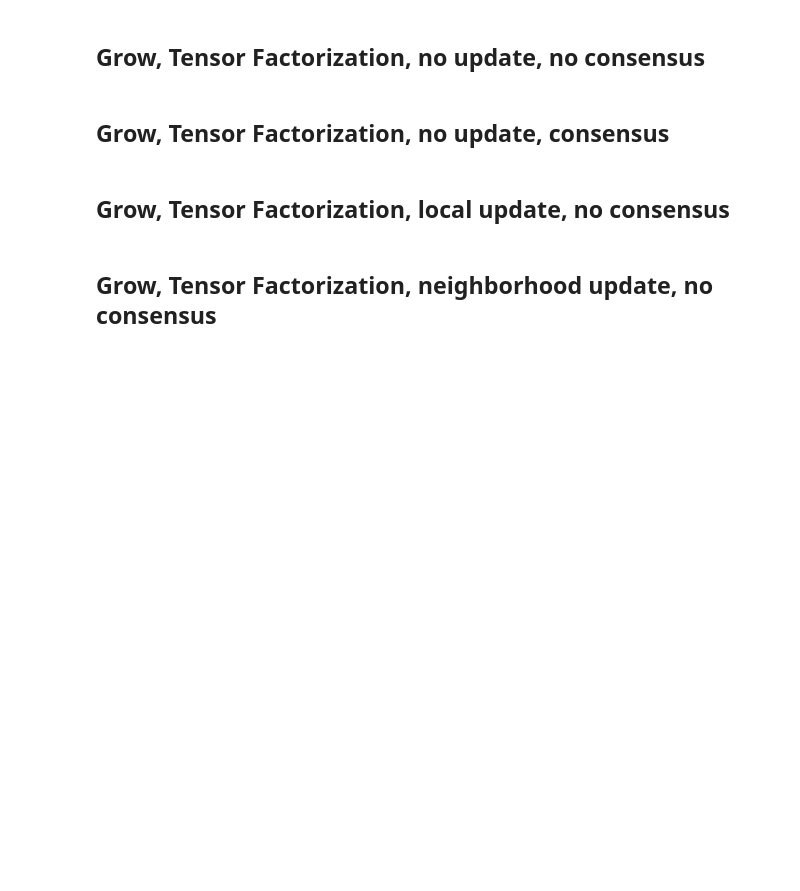
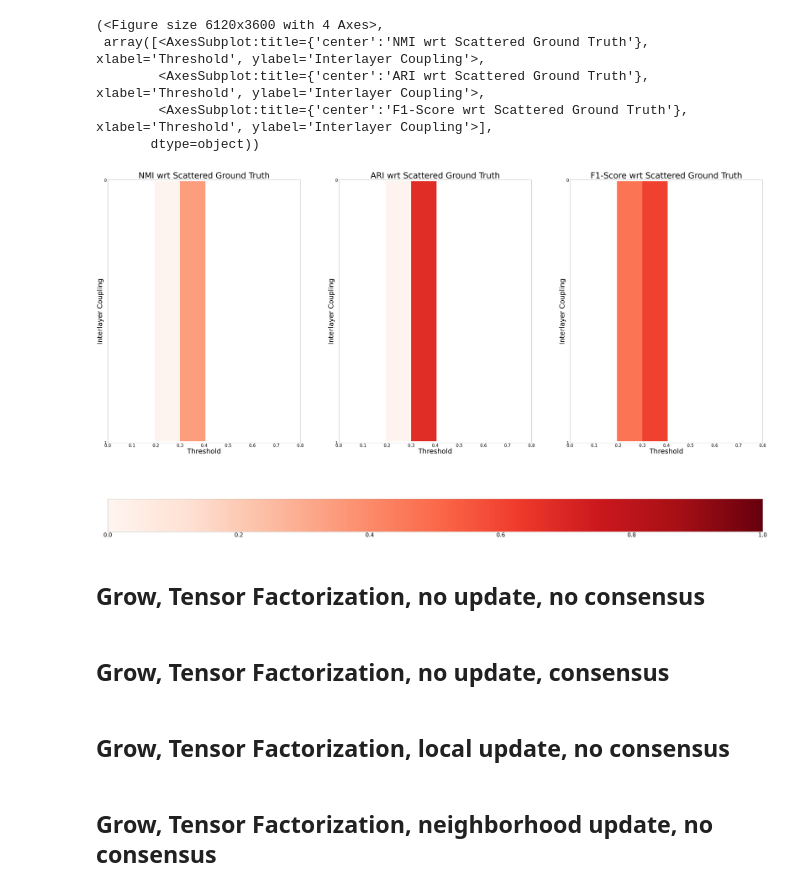
Before and after one commit to ulgenklc/temporal_network_analysis, a Jupyter notebook: Base_Classes/Temporal_Community_Detection_temp.ipynb, the cells around one changed output. Drawn from its saved outputs; the diff is of its cells as text; code cells hidden in the pictures; blank space fills up the shorter version.

```diff
--- a/Base_Classes/Temporal_Community_Detection_temp.ipynb
+++ b/Base_Classes/Temporal_Community_Detection_temp.ipynb
@@ -944,3 +1057,12 @@ TN = temporal_network(num_neurons,
+# %%
+information_recovery(labels_no_update, comm_size, 'Scattered', degs, threshs, 'grow')
+# %% [output]
+(<Figure size 6120x3600 with 4 Axes>,
+ array([<AxesSubplot:title={'center':'NMI wrt Scattered Ground Truth'}, xlabel='Threshold', ylabel='Interlayer Coupling'>,
+        <AxesSubplot:title={'center':'ARI wrt Scattered Ground Truth'}, xlabel='Threshold', ylabel='Interlayer Coupling'>,
+        <AxesSubplot:title={'center':'F1-Score wrt Scattered Ground Truth'}, xlabel='Threshold', ylabel='Interlayer Coupling'>],
+       dtype=object))
+[figure, added]
 # %% [markdown]
 ## Grow, Tensor Factorization, no update, no consensus
 # %%
```
Also changed, not shown: parts of 12 cells of this notebook, 2 other files.
